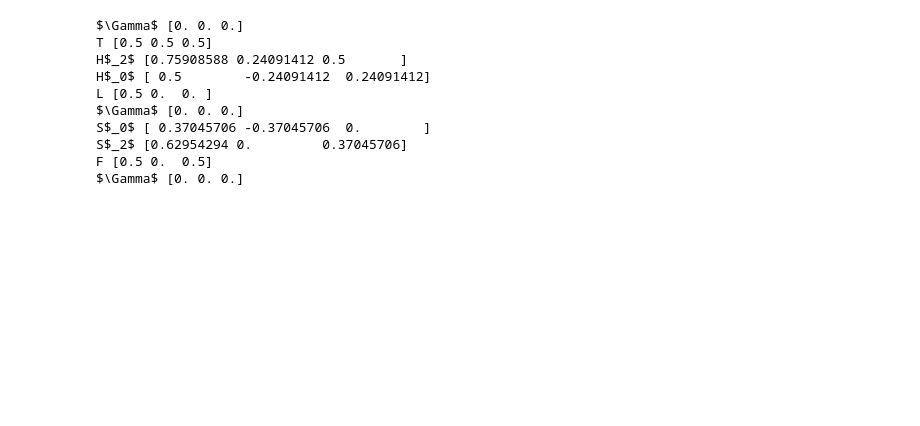
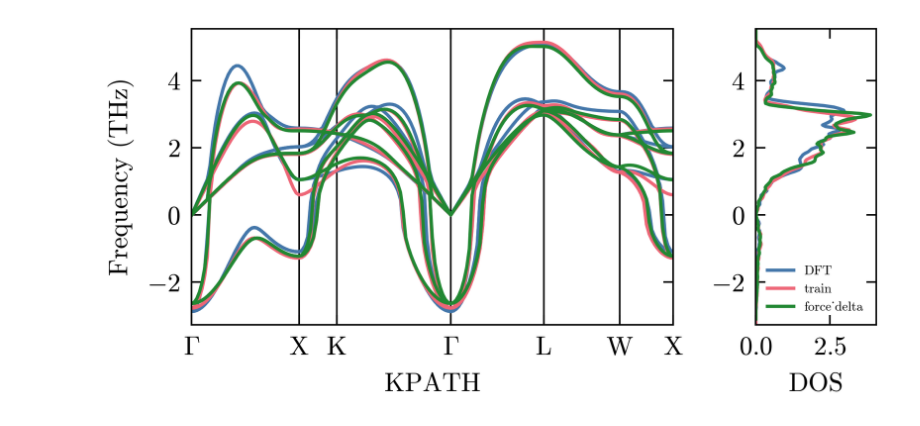
Before and after one commit to wangchr1617/learning, a Jupyter notebook: notes/GPUMD/NEP拟合声子谱/NEP拟合声子谱.ipynb, the cells around one changed output. Drawn from its saved outputs; the diff is of its cells as text; code cells hidden in the pictures; blank space fills up the shorter version.

```diff
--- a/notes/GPUMD/NEP拟合声子谱/NEP拟合声子谱.ipynb
+++ b/notes/GPUMD/NEP拟合声子谱/NEP拟合声子谱.ipynb
@@ -288,16 +322,17 @@ pc.plot_phonon_dispersion_and_dos(kpoints_rel, kpoints_lincoord, labels, phonons
-# %%
-# 查看 seekpath 自动生成的高对称点坐标
-for i in range(len(labels)):
-    if labels[i] != '':
-        print(labels[i], kpoints_rel[i])
-# %% [output]
-$\Gamma$ [0. 0. 0.]
-T [0.5 0.5 0.5]
-H$_2$ [0.75908588 0.24091412 0.5       ]
-H$_0$ [ 0.5        -0.24091412  0.24091412]
-L [0.5 0.  0. ]
-$\Gamma$ [0. 0. 0.]
-S$_0$ [ 0.37045706 -0.37045706  0.        ]
-S$_2$ [0.62954294 0.         0.37045706]
-F [0.5 0.  0.5]
-$\Gamma$ [0. 0. 0.]
+# %%
+phonons = dict()
+
+pc = Phonbycalorine()
+phonons["DFT"] = pc.calculate_force_constants_by_dft(unit_cell, primitive_matrix, supercell_matrix)
+
+pc = Phonbycalorine(nep_path='./nep_generation500000.txt')
+phonons["train"] = pc.calculate_force_constants_by_nep(unit_cell, primitive_matrix, supercell_matrix)
+
+pc = Phonbycalorine(nep_path='./nep_force_delta_generation500000.txt')
+phonons["force_delta"] = pc.calculate_force_constants_by_nep(unit_cell, primitive_matrix, supercell_matrix)
+
+kpoints_rel, kpoints_lincoord, labels = pc.get_kpoints(unit_cell)
+
+pc.plot_phonon_dispersion_and_dos(kpoints_rel, kpoints_lincoord, labels, phonons, "test.png")
+# %% [output]
+[figure, added]
```
Also changed, not shown: parts of 5 cells of this notebook, 17 other files.
